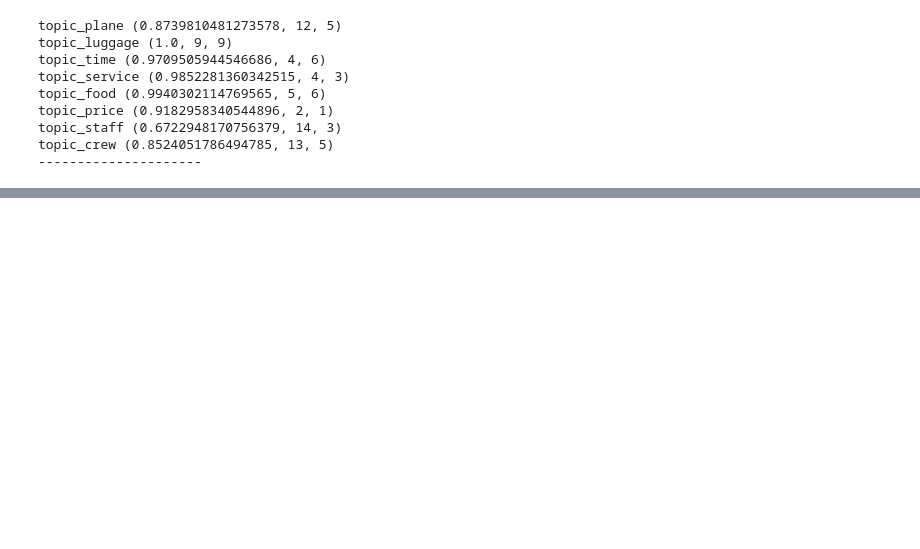
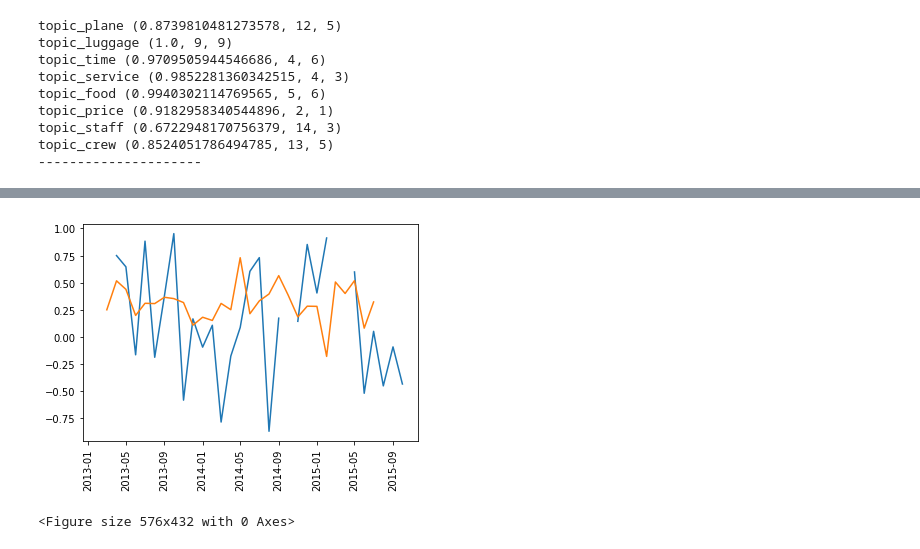
Before and after one commit to sourabhlal/germanwingsDS, a Jupyter notebook: entropy.ipynb, the cells around one changed output, grey strips where cells are left out. Drawn from its saved outputs; the diff is of its cells as text; code cells hidden in the pictures; blank space fills up the shorter version.

```diff
--- a/entropy.ipynb
+++ b/entropy.ipynb
@@ -120,0 +173,13 @@ topic_crew (0.8524051786494785, 13, 5)
+# %%
+import datetime
+date_group = data[["date", "sentiment_com"]]
+
+date_group.rename(columns={'sentiment_com':'germanwings'},inplace=True)
+
+date_group['month'] = list(map(lambda x:datetime.datetime.strptime(str(x)[:7],'%Y-%m'),date_group.date))
+date_group = date_group.drop(columns="date")
+
+date_group = date_group.sort_values('month', ascending=True)
+date_group = date_group.groupby(['month']).mean()
+
+date_group.head()
@@ -120,0 +198,4 @@ topic_crew (0.8524051786494785, 13, 5)
+# %%
+
+easy = pd.read_pickle('easyjet_dateGroups.pkl')
+easy.head()
@@ -120,0 +210,11 @@ topic_crew (0.8524051786494785, 13, 5)
+# %%
+df_outer = pd.merge(date_group, easy, on='month', how='outer')
+df_outer = df_outer.sort_values('month', ascending=True)
+df_outer = df_outer[22:]
+# %%
+plt.plot(df_outer)
+plt.xticks(rotation='vertical')
+x = plt.figure(figsize=(8, 6))
+# %% [output]
+[figure, added]
+<Figure size 576x432 with 0 Axes>
```
Also changed, not shown: parts of 10 cells of this notebook, 6 other files.
